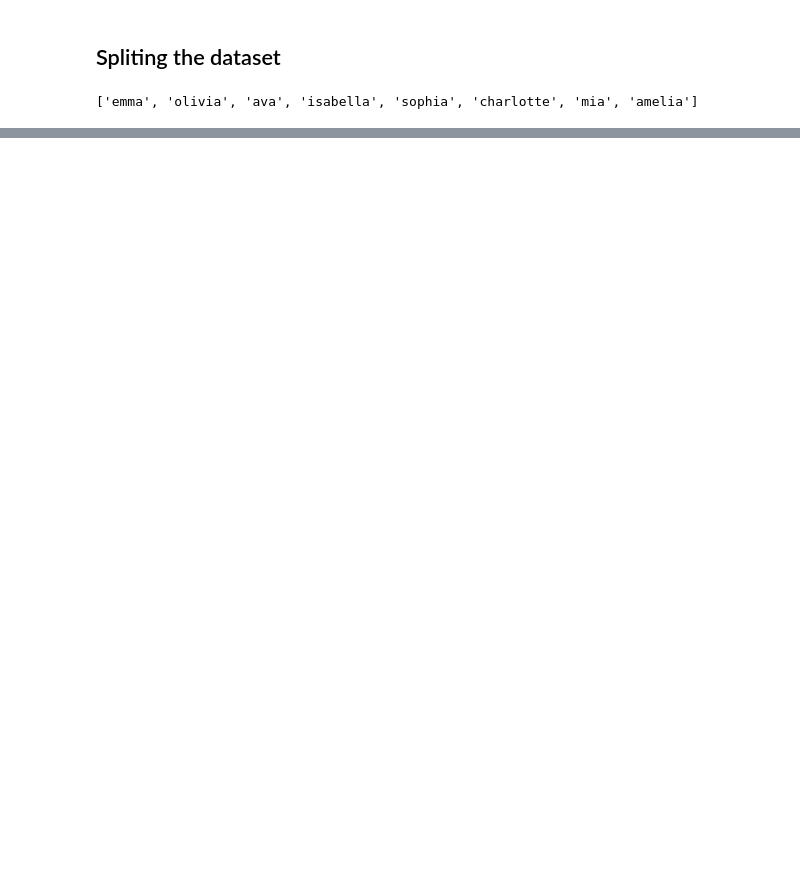
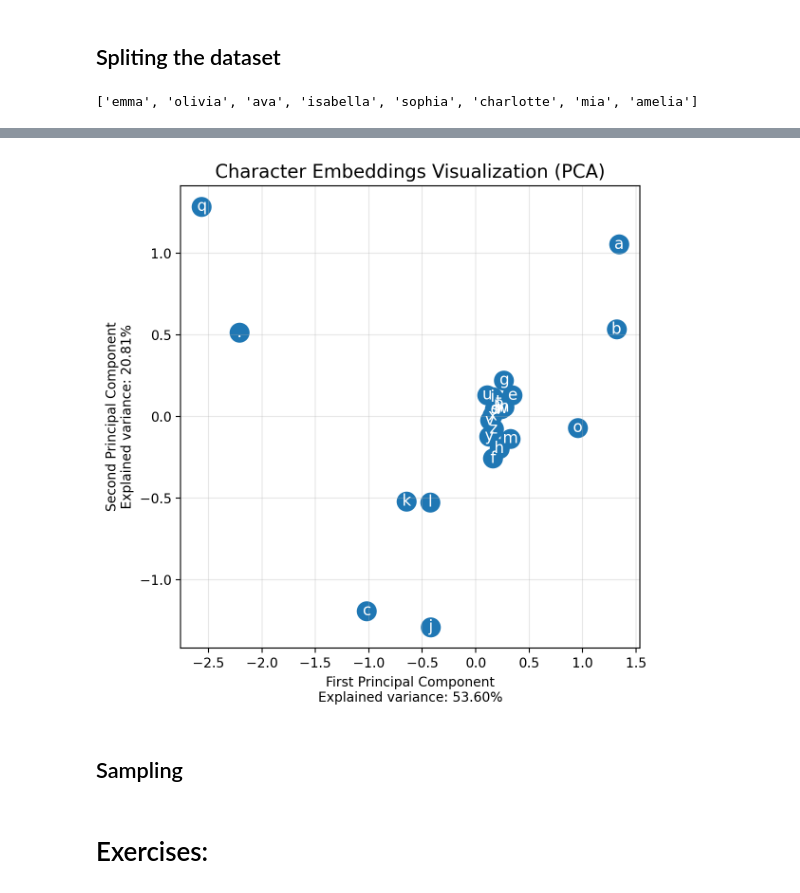
Before and after one commit to shushankai/makemore, a Jupyter notebook: makemore2.ipynb, the cells around one changed output, grey strips where cells are left out. Saved outputs shown, nothing was run; the diff lists cells and outputs as text; code cells hidden in the pictures; blank space fills up the shorter version.

```diff
--- a/makemore2.ipynb
+++ b/makemore2.ipynb
@@ -499,0 +708,31 @@ torch.Size([182484, 3])
+# %%
+import torch
+from sklearn.decomposition import PCA
+import matplotlib.pyplot as plt
+
+# Convert embeddings to numpy for PCA
+embeddings_np = C1.detach().numpy()
+
+# Apply PCA to reduce to 2 dimensions
+pca = PCA(n_components=2)
+C1_reduced = pca.fit_transform(embeddings_np)
+
+# Create the visualization
+plt.figure(figsize=(6, 6))
+plt.scatter(C1_reduced[:, 0], C1_reduced[:, 1], s=200)
+
+# Add character labels
+for i in range(len(itos)):
+    plt.text(C1_reduced[i, 0], C1_reduced[i, 1], itos[i],
+             ha="center", va="center", color='white', fontsize=12)
+
+plt.title('Character Embeddings Visualization (PCA)', fontsize=14)
+plt.grid('minor', alpha=0.3)
+plt.xlabel(f'First Principal Component\nExplained variance: {pca.explained_variance_ratio_[0]:.2%}')
+plt.ylabel(f'Second Principal Component\nExplained variance: {pca.explained_variance_ratio_[1]:.2%}')
+plt.tight_layout()
+plt.show()
+# %% [output]
+[figure, added]
+# %% [markdown]
+## Sampling
@@ -499,0 +741,2 @@ torch.Size([182484, 3])
+# %% [markdown]
+# Exercises:
```
Also changed, not shown: parts of 25 cells of this notebook.
